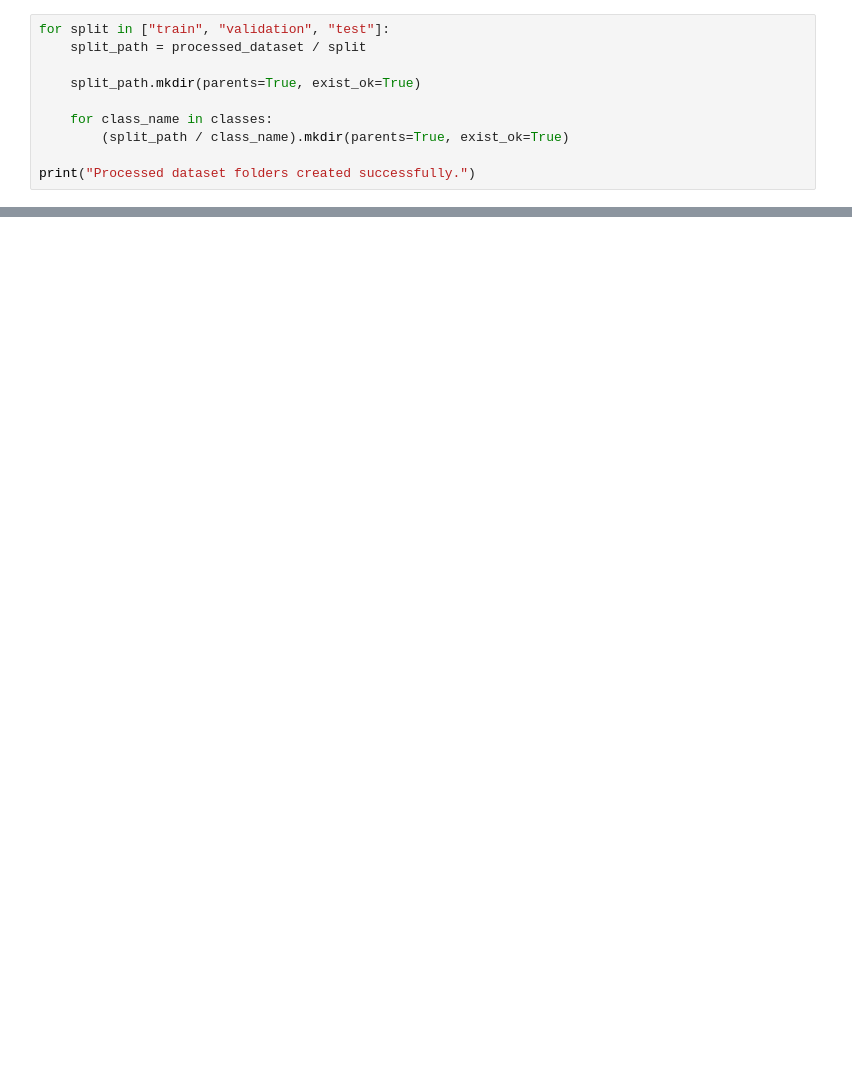
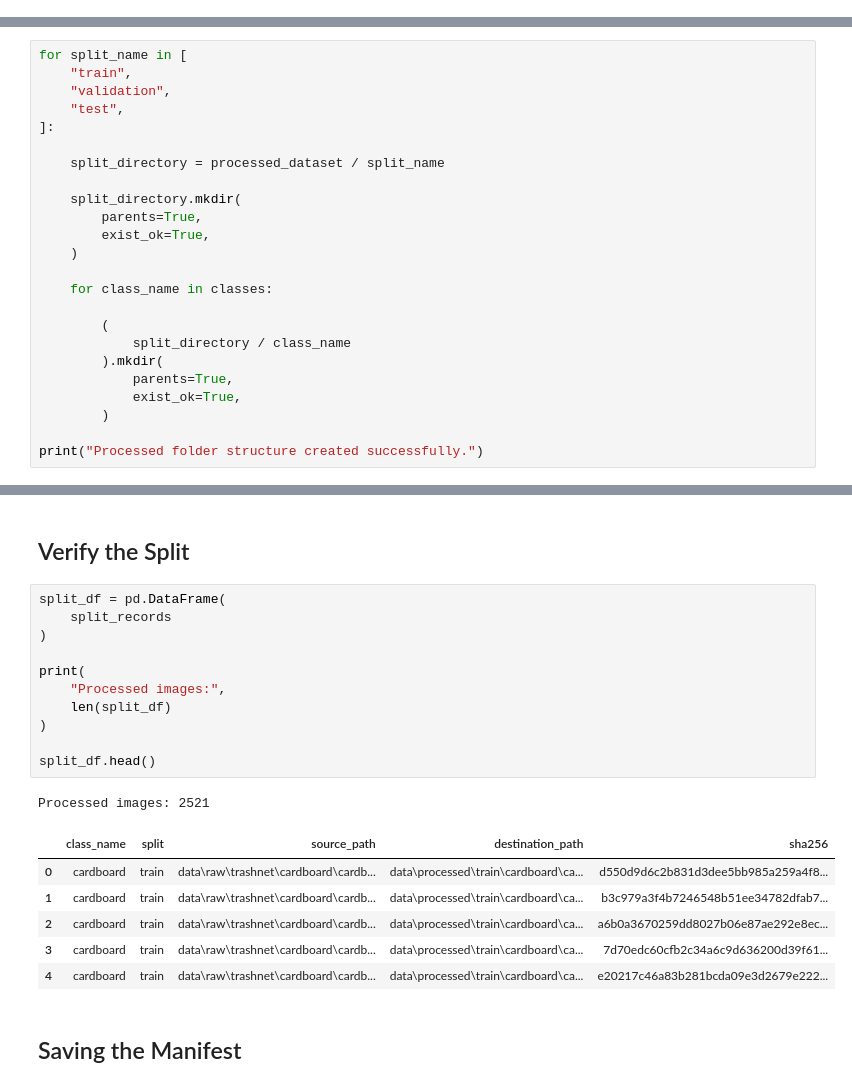
Before and after one commit to Soban-Creator/smart-waste-classification, a Jupyter notebook: notebooks/04_Data_Preprocessing.ipynb, the cells around one changed output, grey strips where cells are left out. Saved outputs shown, nothing was run; the diff lists cells and outputs as text; blank space fills up the shorter version.

```diff
--- a/notebooks/04_Data_Preprocessing.ipynb
+++ b/notebooks/04_Data_Preprocessing.ipynb
@@ -90,10 +0,0 @@ Classes found:
-# %%
-for split in ["train", "validation", "test"]:
-    split_path = processed_dataset / split
-
-    split_path.mkdir(parents=True, exist_ok=True)
-
-    for class_name in classes:
-        (split_path / class_name).mkdir(parents=True, exist_ok=True)
-
-print("Processed dataset folders created successfully.")
@@ -237,0 +375,24 @@ generalization.
+# %%
+for split_name in [
+    "train",
+    "validation",
+    "test",
+]:
+
+    split_directory = processed_dataset / split_name
+
+    split_directory.mkdir(
+        parents=True,
+        exist_ok=True,
+    )
+
+    for class_name in classes:
+
+        (
+            split_directory / class_name
+        ).mkdir(
+            parents=True,
+            exist_ok=True,
+        )
+
+print("Processed folder structure created successfully.")
@@ -237,0 +514,23 @@ generalization.
+# %% [markdown]
+## Verify the Split
+# %%
+split_df = pd.DataFrame(
+    split_records
+)
+
+print(
+    "Processed images:",
+    len(split_df)
+)
+
+split_df.head()
+# %% [output]
+Processed images: 2521
+|  | class_name | split | source_path | destination_path | sha256 |
+| 0 | cardboard | train | data\raw\trashnet\cardboard\cardb... | data\processed\train\cardboard\ca... | d550d9d6c2b831d3dee5bb985a259a4f8... |
+| 1 | cardboard | train | data\raw\trashnet\cardboard\cardb... | data\processed\train\cardboard\ca... | b3c979a3f4b7246548b51ee34782dfab7... |
+| 2 | cardboard | train | data\raw\trashnet\cardboard\cardb... | data\processed\train\cardboard\ca... | a6b0a3670259dd8027b06e87ae292e8ec... |
+| 3 | cardboard | train | data\raw\trashnet\cardboard\cardb... | data\processed\train\cardboard\ca... | 7d70edc60cfb2c34a6c9d636200d39f61... |
+| 4 | cardboard | train | data\raw\trashnet\cardboard\cardb... | data\processed\train\cardboard\ca... | e20217c46a83b281bcda09e3d2679e222... |
+# %% [markdown]
+## Saving the Manifest
```
Also changed, not shown: parts of 79 cells of this notebook.
